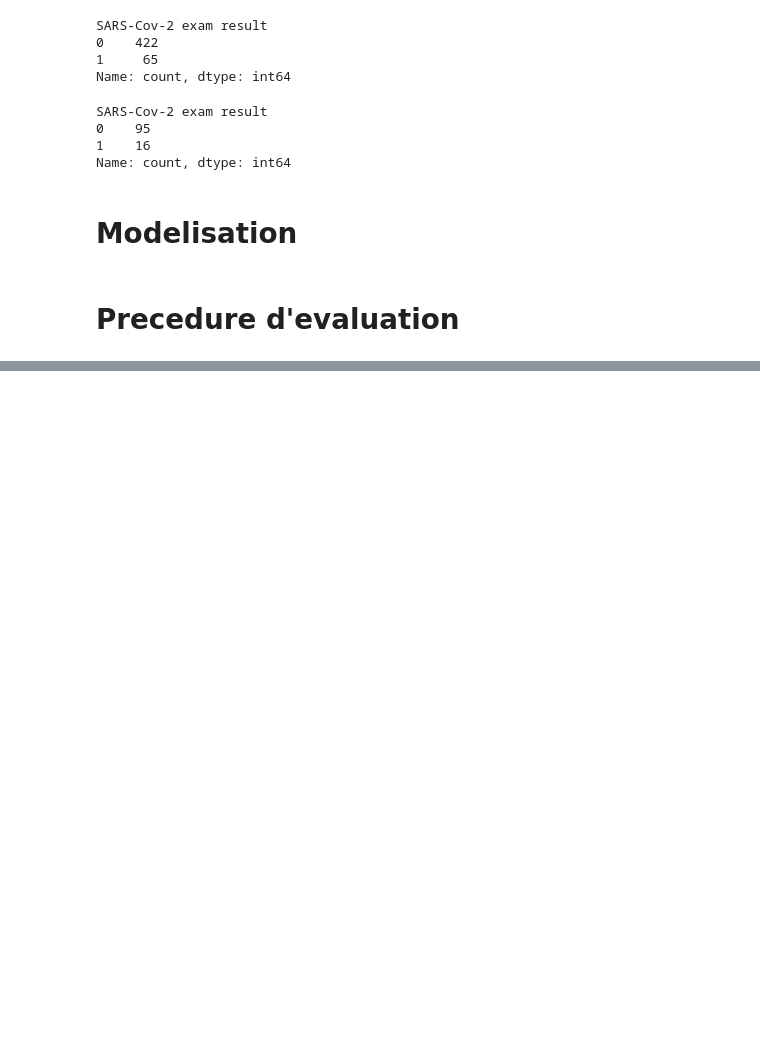
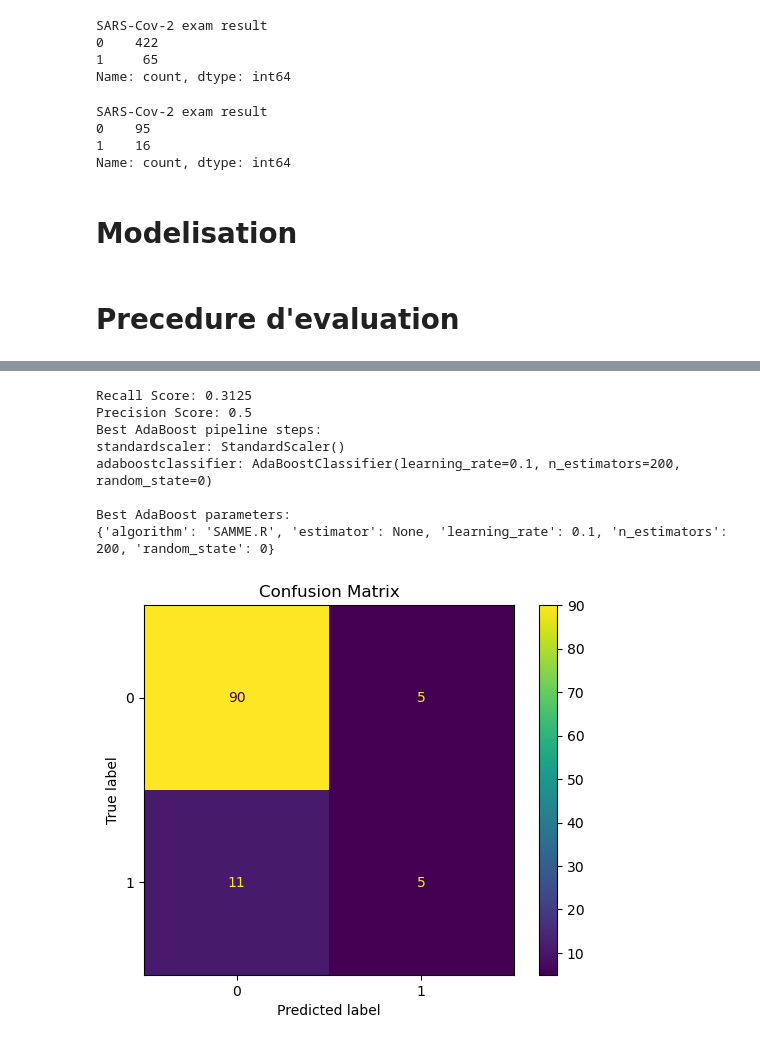
Before and after one commit to KHARBOUCHEBilal/Covid_2019_ML, a Jupyter notebook: optimisation_model.ipynb, the cells around one changed output, grey strips where cells are left out. Saved outputs shown, nothing was run; the diff lists cells and outputs as text; code cells hidden in the pictures; blank space fills up the shorter version.

```diff
--- a/optimisation_model.ipynb
+++ b/optimisation_model.ipynb
@@ -191,0 +348,32 @@ weighted avg       0.86      0.86      0.86       111
+# %%
+import matplotlib.pyplot as plt
+from sklearn.metrics import recall_score, precision_score, ConfusionMatrixDisplay
+
+# Calculate recall and precision scores
+recall = recall_score(y_test, y_pred)
+precision = precision_score(y_test, y_pred)
+print(f"Recall Score: {recall}")
+print(f"Precision Score: {precision}")
+
+# Display the details of the best AdaBoost pipeline
+print("Best AdaBoost pipeline steps:")
+for step in best_model.named_steps:
+    print(f"{step}: {best_model.named_steps[step]}")
+
+print("\nBest AdaBoost parameters:")
+print(best_model.named_steps['adaboostclassifier'].get_params())
+
+# Plot confusion matrix
+ConfusionMatrixDisplay.from_estimator(best_model, X_test, y_test)
+plt.title('Confusion Matrix')
+plt.show()
+# %% [output]
+Recall Score: 0.3125
+Precision Score: 0.5
+Best AdaBoost pipeline steps:
+standardscaler: StandardScaler()
+adaboostclassifier: AdaBoostClassifier(learning_rate=0.1, n_estimators=200, random_state=0)
+
+Best AdaBoost parameters:
+{'algorithm': 'SAMME.R', 'estimator': None, 'learning_rate': 0.1, 'n_estimators': 200, 'random_state': 0}
+[figure, added]
```
Also changed, not shown: parts of 23 cells of this notebook, 2 other files.
